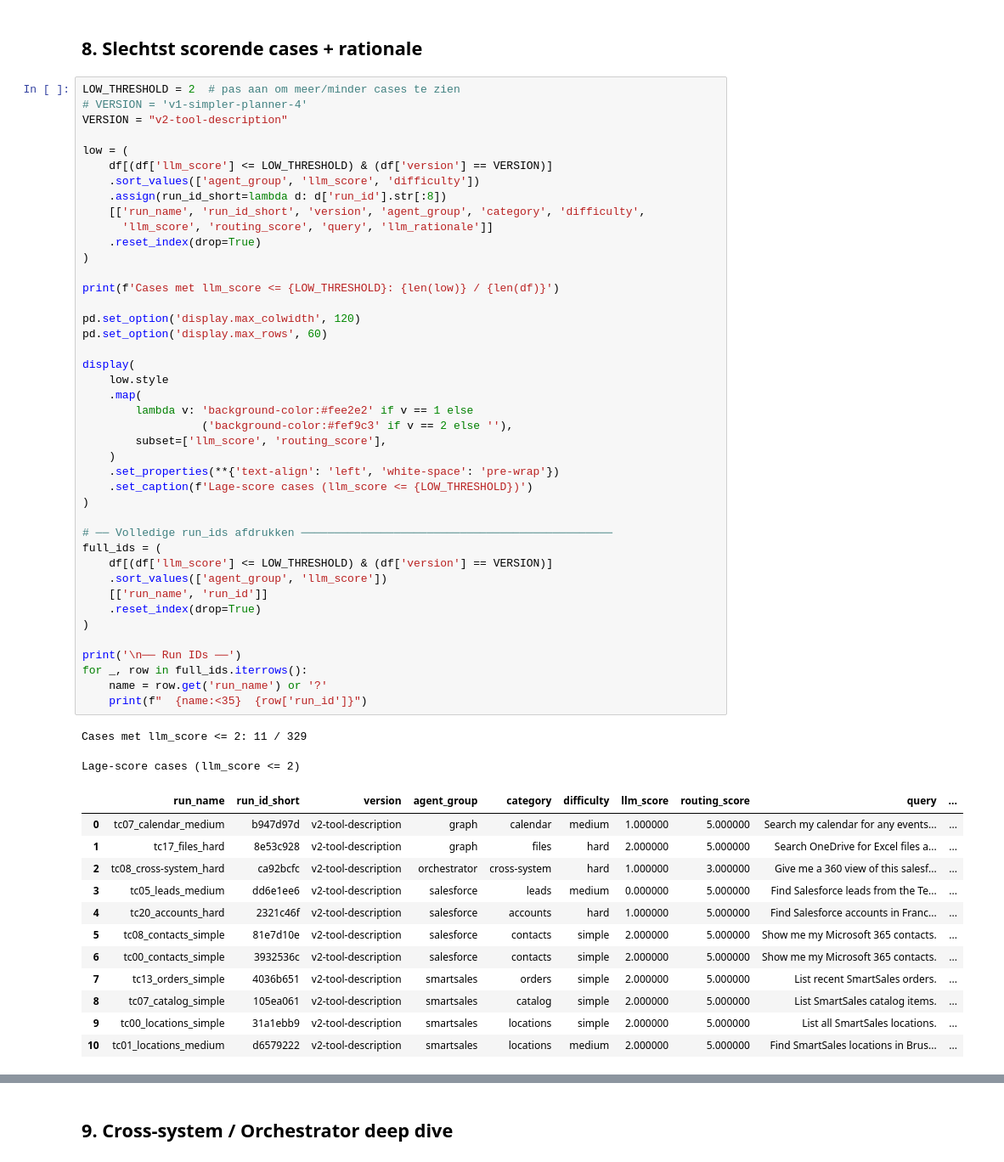
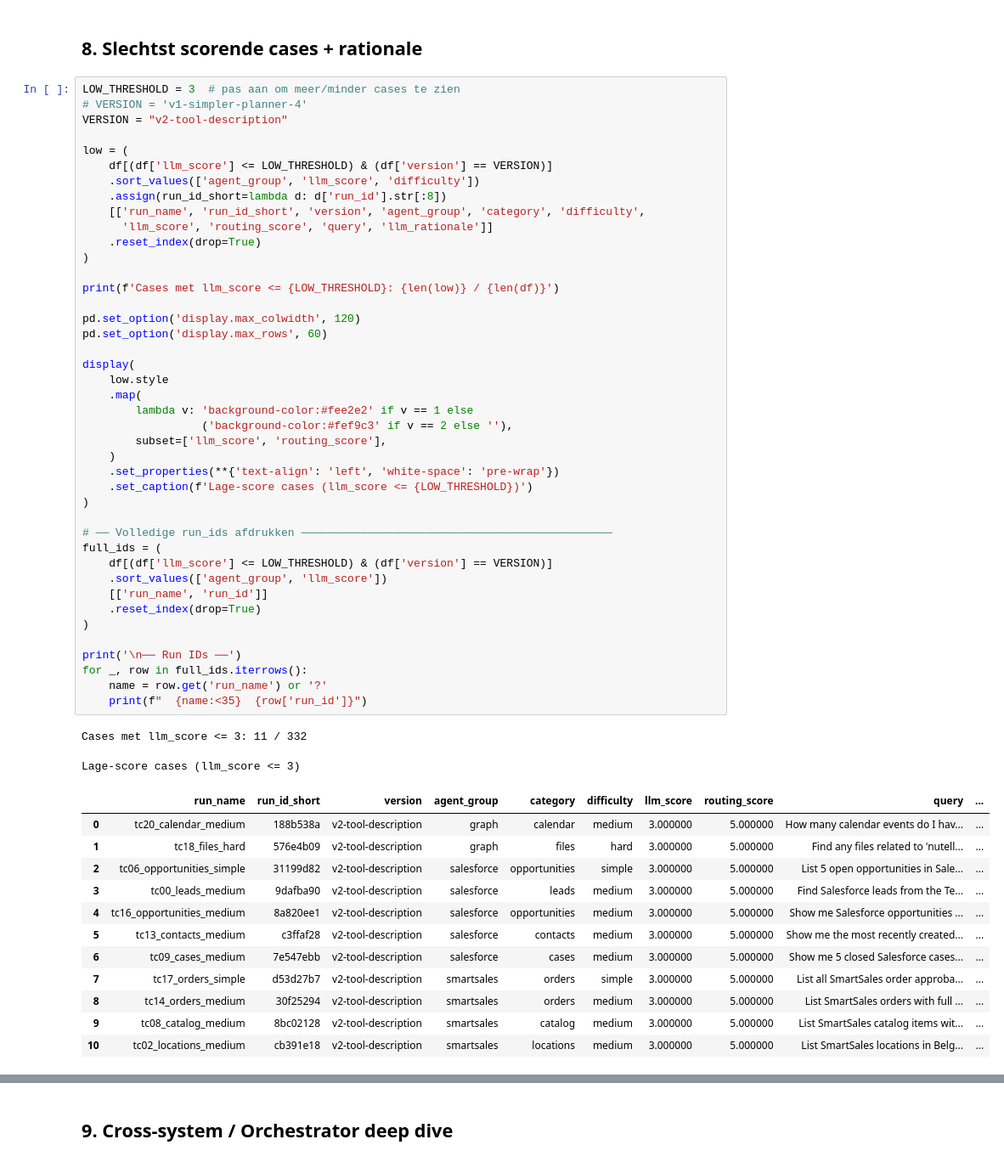
Before and after one commit to arnealb/graphxmaf, a Jupyter notebook: eval/eval_plots (1).ipynb, the cells around one changed output, grey strips where cells are left out. Shown at 85% size. Drawn from its saved outputs; the diff is of its cells as text.

```diff
--- a/eval/eval_plots (1).ipynb
+++ b/eval/eval_plots (1).ipynb
@@ -433,7 +433,7 @@ plt.show()
 # %% [markdown]
 ## 8. Slechtst scorende cases + rationale
 # %%
-LOW_THRESHOLD = 2  # pas aan om meer/minder cases te zien
+LOW_THRESHOLD = 3  # pas aan om meer/minder cases te zien
 # VERSION = 'v1-simpler-planner-4'
 VERSION = "v2-tool-description"
 
@@ -449,44 +449,44 @@ low = (
 print(f'Cases met llm_score <= {LOW_THRESHOLD}: {len(low)} / {len(df)}')
 
 pd.set_option('display.max_colwidth', 120)
 pd.set_option('display.max_rows', 60)
 
 display(
     low.style
     .map(
         lambda v: 'background-color:#fee2e2' if v == 1 else
                   ('background-color:#fef9c3' if v == 2 else ''),
         subset=['llm_score', 'routing_score'],
     )
     .set_properties(**{'text-align': 'left', 'white-space': 'pre-wrap'})
     .set_caption(f'Lage-score cases (llm_score <= {LOW_THRESHOLD})')
 )
 
 # ── Volledige run_ids afdrukken ───────────────────────────────────────────────
 full_ids = (
     df[(df['llm_score'] <= LOW_THRESHOLD) & (df['version'] == VERSION)]
     .sort_values(['agent_group', 'llm_score'])
     [['run_name', 'run_id']]
     .reset_index(drop=True)
 )
 
 print('\n── Run IDs ──')
 for _, row in full_ids.iterrows():
     name = row.get('run_name') or '?'
     print(f"  {name:<35}  {row['run_id']}")
 # %% [output]
-Cases met llm_score <= 2: 11 / 329
+Cases met llm_score <= 3: 11 / 332
-Lage-score cases (llm_score <= 2)
+Lage-score cases (llm_score <= 3)
 |  | run_name | run_id_short | version | agent_group | category | difficulty | llm_score | routing_score | query | ... |
-| 0 | tc07_calendar_medium | b947d97d | v2-tool-description | graph | calendar | medium | 1.000000 | 5.000000 | Search my calendar for any events... | ... |
-| 1 | tc17_files_hard | 8e53c928 | v2-tool-description | graph | files | hard | 2.000000 | 5.000000 | Search OneDrive for Excel files a... | ... |
-| 2 | tc08_cross-system_hard | ca92bcfc | v2-tool-description | orchestrator | cross-system | hard | 1.000000 | 3.000000 | Give me a 360 view of this salesf... | ... |
-| 3 | tc05_leads_medium | dd6e1ee6 | v2-tool-description | salesforce | leads | medium | 0.000000 | 5.000000 | Find Salesforce leads from the Te... | ... |
-| 4 | tc20_accounts_hard | 2321c46f | v2-tool-description | salesforce | accounts | hard | 1.000000 | 5.000000 | Find Salesforce accounts in Franc... | ... |
-| 5 | tc08_contacts_simple | 81e7d10e | v2-tool-description | salesforce | contacts | simple | 2.000000 | 5.000000 | Show me my Microsoft 365 contacts. | ... |
-| 6 | tc00_contacts_simple | 3932536c | v2-tool-description | salesforce | contacts | simple | 2.000000 | 5.000000 | Show me my Microsoft 365 contacts. | ... |
-| 7 | tc13_orders_simple | 4036b651 | v2-tool-description | smartsales | orders | simple | 2.000000 | 5.000000 | List recent SmartSales orders. | ... |
-| 8 | tc07_catalog_simple | 105ea061 | v2-tool-description | smartsales | catalog | simple | 2.000000 | 5.000000 | List SmartSales catalog items. | ... |
-| 9 | tc00_locations_simple | 31a1ebb9 | v2-tool-description | smartsales | locations | simple | 2.000000 | 5.000000 | List all SmartSales locations. | ... |
-| 10 | tc01_locations_medium | d6579222 | v2-tool-description | smartsales | locations | medium | 2.000000 | 5.000000 | Find SmartSales locations in Brus... | ... |
+| 0 | tc20_calendar_medium | 188b538a | v2-tool-description | graph | calendar | medium | 3.000000 | 5.000000 | How many calendar events do I hav... | ... |
+| 1 | tc18_files_hard | 576e4b09 | v2-tool-description | graph | files | hard | 3.000000 | 5.000000 | Find any files related to 'nutell... | ... |
+| 2 | tc06_opportunities_simple | 31199d82 | v2-tool-description | salesforce | opportunities | simple | 3.000000 | 5.000000 | List 5 open opportunities in Sale... | ... |
+| 3 | tc00_leads_medium | 9dafba90 | v2-tool-description | salesforce | leads | medium | 3.000000 | 5.000000 | Find Salesforce leads from the Te... | ... |
+| 4 | tc16_opportunities_medium | 8a820ee1 | v2-tool-description | salesforce | opportunities | medium | 3.000000 | 5.000000 | Show me Salesforce opportunities ... | ... |
+| 5 | tc13_contacts_medium | c3ffaf28 | v2-tool-description | salesforce | contacts | medium | 3.000000 | 5.000000 | Show me the most recently created... | ... |
+| 6 | tc09_cases_medium | 7e547ebb | v2-tool-description | salesforce | cases | medium | 3.000000 | 5.000000 | Show me 5 closed Salesforce cases... | ... |
+| 7 | tc17_orders_simple | d53d27b7 | v2-tool-description | smartsales | orders | simple | 3.000000 | 5.000000 | List all SmartSales order approba... | ... |
+| 8 | tc14_orders_medium | 30f25294 | v2-tool-description | smartsales | orders | medium | 3.000000 | 5.000000 | List SmartSales orders with full ... | ... |
+| 9 | tc08_catalog_medium | 8bc02128 | v2-tool-description | smartsales | catalog | medium | 3.000000 | 5.000000 | List SmartSales catalog items wit... | ... |
+| 10 | tc02_locations_medium | cb391e18 | v2-tool-description | smartsales | locations | medium | 3.000000 | 5.000000 | List SmartSales locations in Belg... | ... |
 ── Run IDs ──
```
Also changed, not shown: parts of 13 cells of this notebook, 25 other files.
